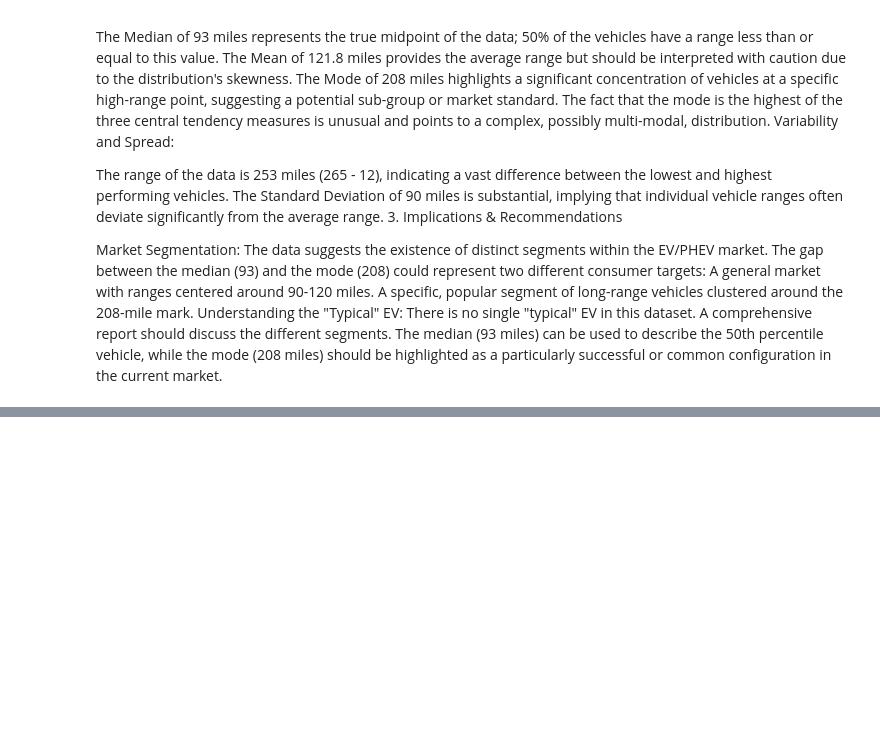
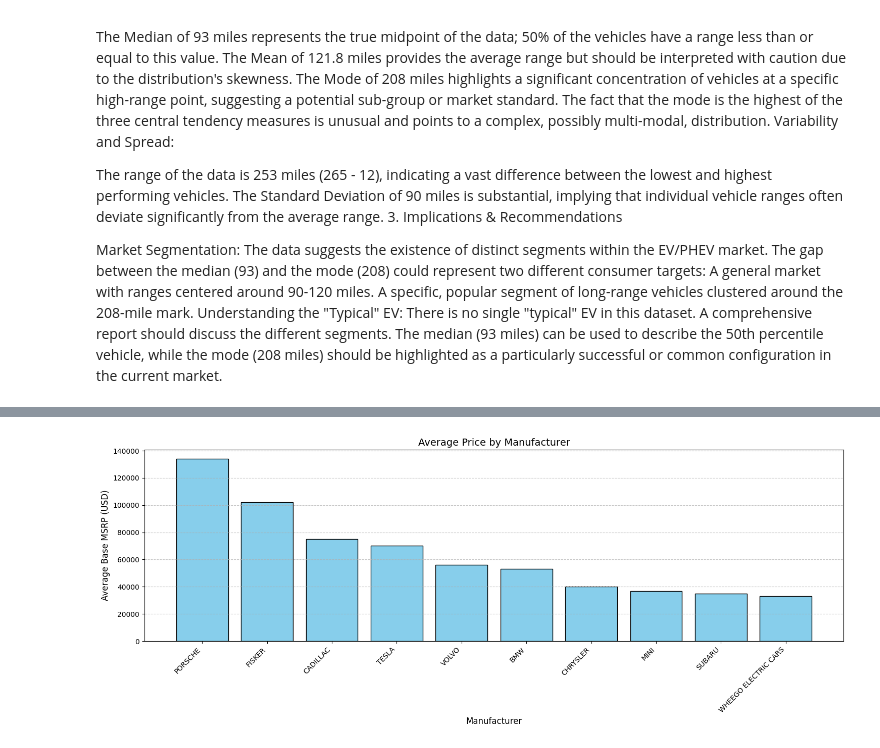
Before and after one commit to SachinGunjal001/Market-Size-Analysis-on-Electric-Vehicles-Industries-, a Jupyter notebook: EV.ipynb, the cells around one changed output, grey strips where cells are left out. Saved outputs shown, nothing was run; the diff lists cells and outputs as text; code cells hidden in the pictures; blank space fills up the shorter version.

```diff
--- a/EV.ipynb
+++ b/EV.ipynb
@@ -358,0 +396,18 @@ min and max of Base MSRP:  0 845000
+# %%
+ev = ev[ev['Base MSRP'] > 0]
+
+avg_price = ev.groupby('Make')['Base MSRP'].mean().sort_values(ascending=False).head(10)
+
+# Plot
+plt.figure(figsize=(15,6))
+bars = plt.bar(avg_price.index, avg_price.values, color='skyblue', edgecolor='black')
+
+plt.xticks(rotation=45, ha='right')
+plt.xlabel('Manufacturer', fontsize=12)
+plt.ylabel('Average Base MSRP (USD)', fontsize=12)
+plt.title('Average Price by Manufacturer', fontsize=14)
+plt.grid(axis='y', linestyle='--', alpha=0.7)
+plt.tight_layout()
+plt.show()
+# %% [output]
+[figure, added]
```
Also changed, not shown: parts of 23 cells of this notebook.
